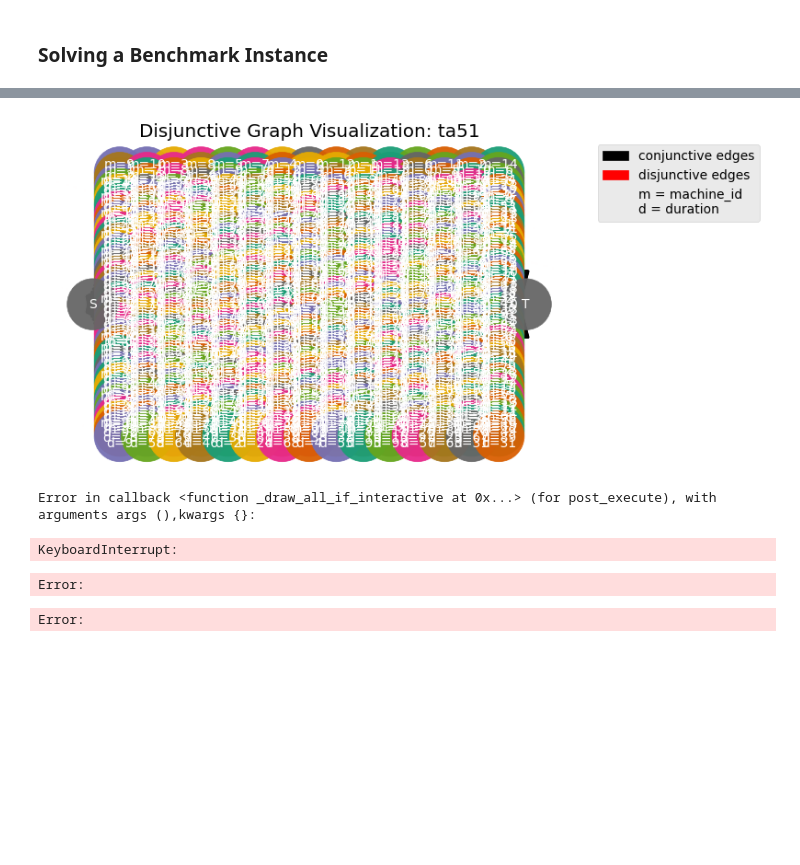
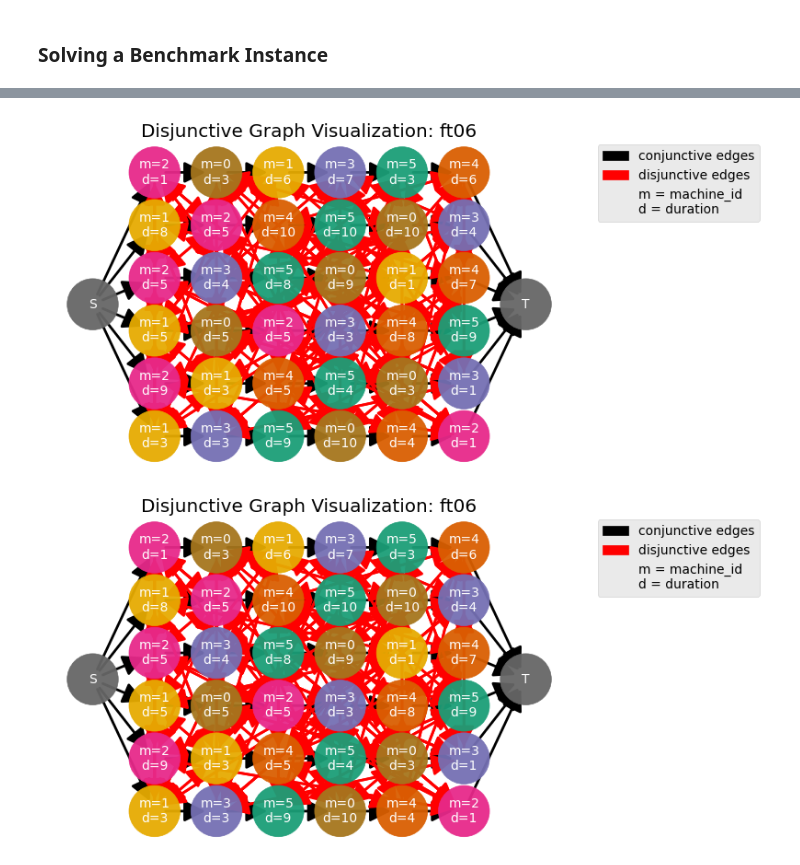
Before and after one commit to Pabloo22/job_shop_lib, a Jupyter notebook: examples/03-Dispatching-Rules.ipynb, the cells around one changed output, grey strips where cells are left out. Cells and saved outputs as stored; diff of their text form; code cells hidden in the pictures; blank space fills up the shorter version.

```diff
--- a/examples/03-Dispatching-Rules.ipynb
+++ b/examples/03-Dispatching-Rules.ipynb
@@ -12,10 +12,12 @@ plt.style.use("ggplot")
 def plot_gantt_chart_from_dispatching_rule(
     dispatching_rule: DispatchingRule,
     instance: JobShopInstance,
-    optimized: bool = False,
+    optimized: int = 0,
 ) -> plt.Figure:
     solver = DispatchingRuleSolver(
-        dispatching_rule, filter_bad_choices=optimized
+        dispatching_rule,
+        filter_bad_choices=bool(optimized),
+        focus_on_current_time_machine=optimized == 2,
     )
     solution = solver.solve(instance)
 
@@ -83,16 +85,12 @@ plt.show()
 # %% [markdown]
 ### Solving a Benchmark Instance
 # %%
-benchmark_instance = load_benchmark_instance("ta51")
+benchmark_instance = load_benchmark_instance("ft06")
 # %%
-plt.ion()  # Turn on interactive mode
 for dispatching_rule in DispatchingRule:
-    fig = plot_gantt_chart_from_dispatching_rule(
-        dispatching_rule, benchmark_instance, optimized=False
-    )
-    plt.show()
-    fig = plot_gantt_chart_from_dispatching_rule(
-        dispatching_rule, benchmark_instance, optimized=True
-    )
-    plt.show()
+    for optimized in [0, 1, 2]:
+        fig = plot_gantt_chart_from_dispatching_rule(
+            dispatching_rule, benchmark_instance, optimized=optimized
+        )
+        plt.show()
 # %% [output]
@@ -116,12 +110,11 @@ Dang! That path collection is out of this world. I totally don't know what to do
 # %%
 from job_shop_lib.visualization import plot_disjunctive_graph
 from job_shop_lib.graphs import build_disjunctive_graph
 
-disjunctive_graph = build_disjunctive_graph(benchmark_instance, figure_size=(20, 12))
+disjunctive_graph = build_disjunctive_graph(
+    benchmark_instance
+)
 plot_disjunctive_graph(disjunctive_graph)
 # %% [output]
-[figure, old version]
+[figure, new version]
-Error in callback <function _draw_all_if_interactive at 0x...> (for post_execute), with arguments args (),kwargs {}:
-KeyboardInterrupt:
-Error:
-Error:
+[figure, added]
```
Also changed, not shown: parts of 1 cell of this notebook, 2 other files.
